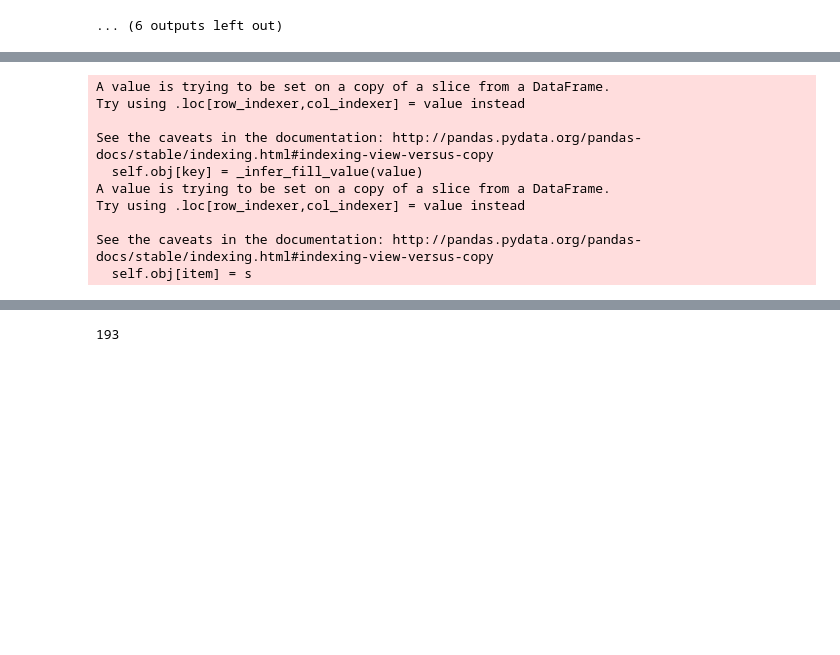
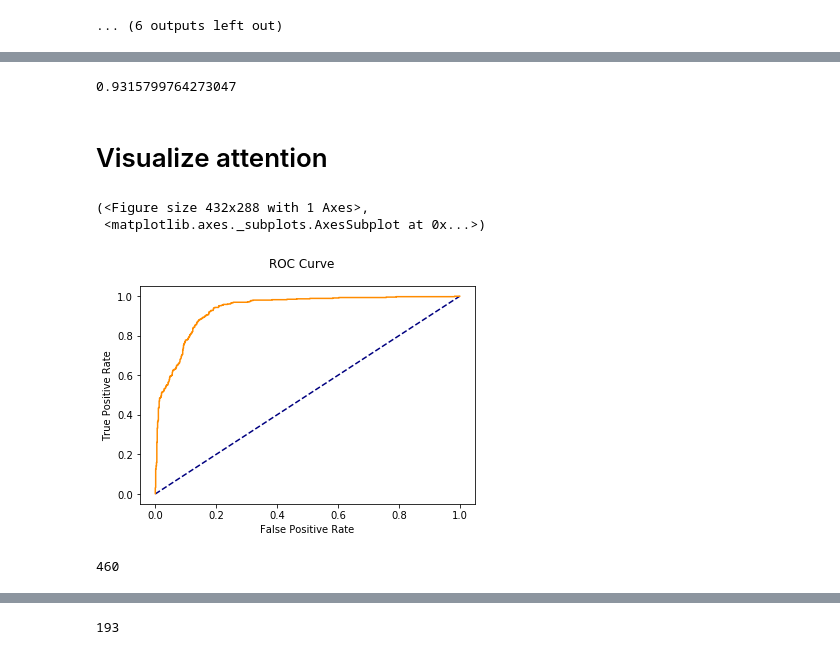
Before and after one commit to PierreBoyeau/proteins, a Jupyter notebook: riken/rnn/model_psiblast_eval.ipynb, the cells around one changed output, grey strips where cells are left out. Drawn from its saved outputs; the diff is of its cells as text; code cells hidden in the pictures; blank space fills up the shorter version.

```diff
--- a/riken/rnn/model_psiblast_eval.ipynb
+++ b/riken/rnn/model_psiblast_eval.ipynb
@@ -80,6 +87,8 @@ Error!
 # %%
 from keras.models import load_model
 
-mdl = load_model('logs/riken_data_psiblast/logs_riken_data_psiblast_1_transfer/weights.12-0.35.hdf5')
+mdl = load_model('logs/riken_data_psiblast/logs_riken_data_psiblast_1_NO_transfer/weights.12-0.37.hdf5')
+ypred = mdl.predict([Xtest, pssm_test])
 
-ypred = mdl.predict([Xtest, pssm_test])
+test_df = df.iloc[test_inds]
+test_df.loc[:, 'y_pred'] = ypred[:, 1]
@@ -86,14 +106,6 @@ ypred = mdl.predict([Xtest, pssm_test])
-# %%
-test_df = df.iloc[test_inds]
-test_df.loc[:, 'y_pred'] = ypred[:, 1]
-# %% [output]
-A value is trying to be set on a copy of a slice from a DataFrame.
-Try using .loc[row_indexer,col_indexer] = value instead
-
-See the caveats in the documentation: http://pandas.pydata.org/pandas-docs/stable/indexing.html#indexing-view-versus-copy
-  self.obj[key] = _infer_fill_value(value)
-A value is trying to be set on a copy of a slice from a DataFrame.
-Try using .loc[row_indexer,col_indexer] = value instead
-
-See the caveats in the documentation: http://pandas.pydata.org/pandas-docs/stable/indexing.html#indexing-view-versus-copy
-  self.obj[item] = s
+# %%
+roc_auc_score(test_df.is_allergenic, test_df.y_pred)
+# %% [output]
+0.9315799764273047
+# %% [markdown]
+# Visualize attention
@@ -99,0 +117,10 @@ See the caveats in the documentation: http://pandas.pydata.org/pandas-docs/stabl
+# %%
+roc_score(ytest[:, 1], ypred[:, 1])
+# %% [output]
+(<Figure size 432x288 with 1 Axes>,
+ <matplotlib.axes._subplots.AxesSubplot at 0x...>)
+[figure, added]
+# %%
+len(ypred[ytest[:, 1]==1, 1])
+# %% [output]
+460
```
Also changed, not shown: parts of 8 cells of this notebook.
